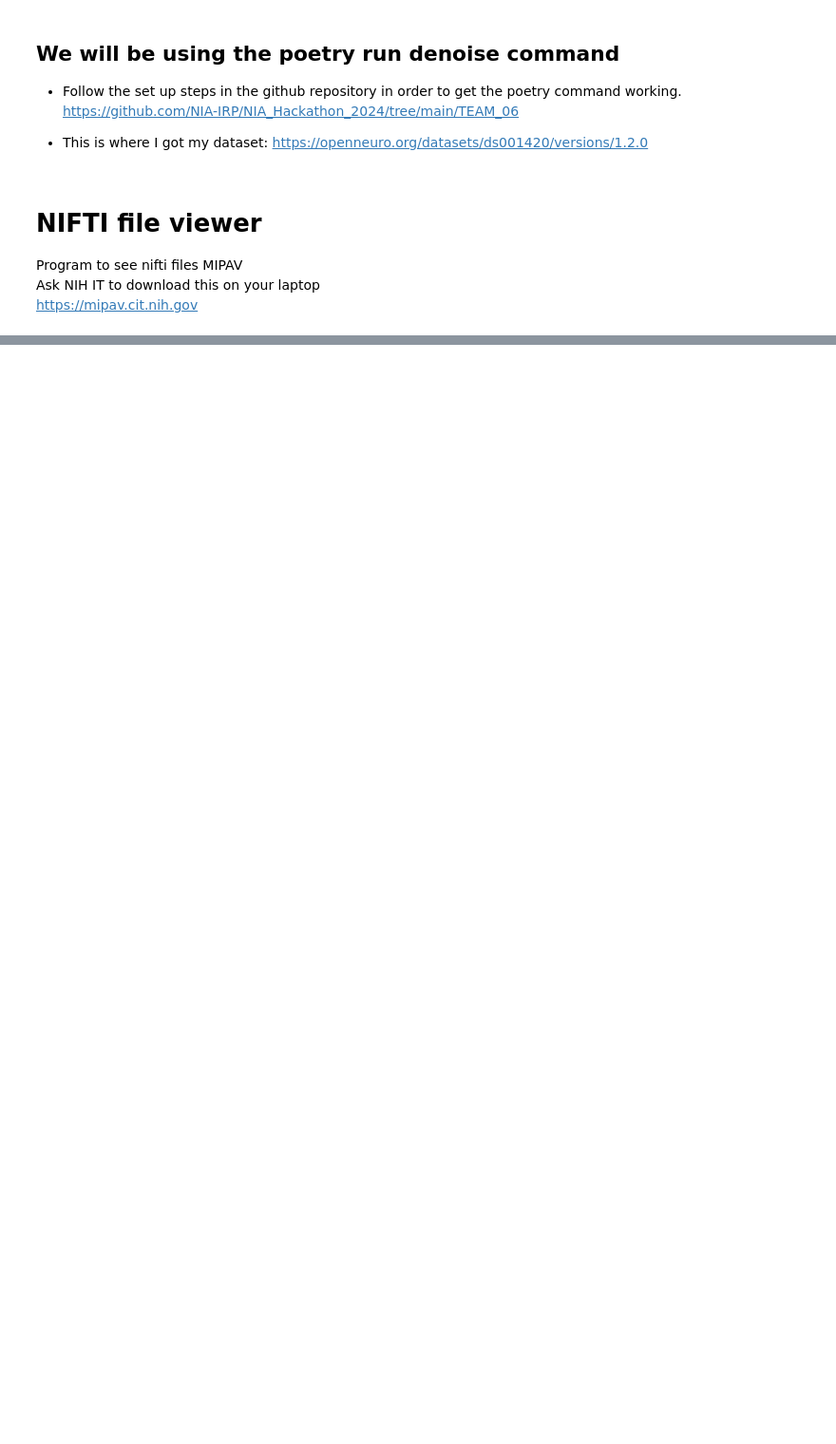
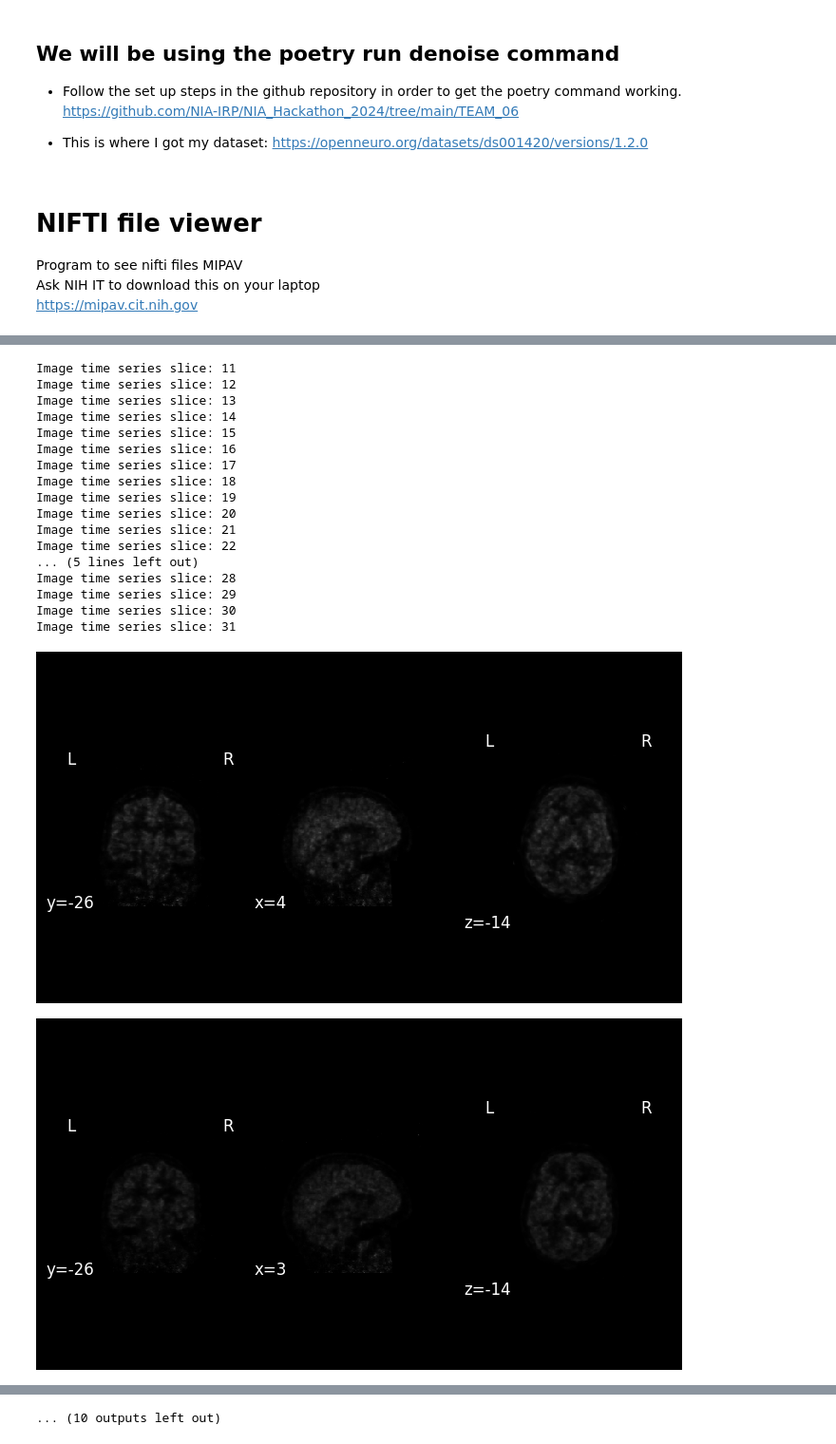
Before and after one commit to bilgelm/dynamicpet, a Jupyter notebook: 4-D_Denoising_User_Story.ipynb, the cells around one changed output, grey strips where cells are left out. Shown at 95% size. Saved outputs shown, nothing was run; the diff lists cells and outputs as text; code cells hidden in the pictures; blank space fills up the shorter version.

```diff
--- a/4-D_Denoising_User_Story.ipynb
+++ b/4-D_Denoising_User_Story.ipynb
@@ -50,0 +103,35 @@ import
+# %%
+# get mulitple images using command
+# to get number of slices use these commands
+# denoise_image_path = '/Users/uriartelopezjr/Documents/hackathon/open_neuro_data/denoise_output/sub-01_ses-baseline_pet_hyprlr.nii.gz'
+# nii_img = nib.load(denoise_image_path)
+# nii_data = nii_img.get_fdata()
+# output: (256, 256, 207, 32)
+# the 32 is the total number of time series slices
+# clean_image = plotting.plot_anat(index_img(denoise_image_path, 16), draw_cross=False) ### example to see time slice 16
+
+denoise_image_path = '/Users/uriartelopezjr/Documents/hackathon/open_neuro_data/denoise_output/sub-01_ses-baseline_pet_hyprlr.nii.gz'
+
+for i in range(11, 32): # we ignore the first few since they're all black or low resolution images
+    print('Image time series slice:', i)
+    plotting.plot_anat(index_img(denoise_image_path, i), draw_cross=False) ### example to see time slice 16
+# %% [output]
+Image time series slice: 11
+Image time series slice: 12
+Image time series slice: 13
+Image time series slice: 14
+Image time series slice: 15
+Image time series slice: 16
+Image time series slice: 17
+Image time series slice: 18
+Image time series slice: 19
+Image time series slice: 20
+Image time series slice: 21
+Image time series slice: 22
+... (5 lines left out)
+Image time series slice: 28
+Image time series slice: 29
+Image time series slice: 30
+Image time series slice: 31
+[figure, added]
+[figure, added]
@@ -50,0 +147 @@ import
+... (10 outputs left out)
```
Also changed, not shown: parts of 16 cells of this notebook, 2 other files.
